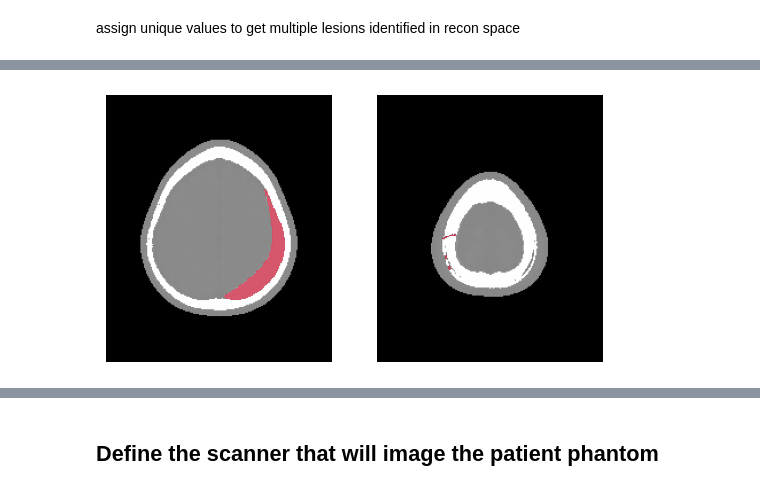
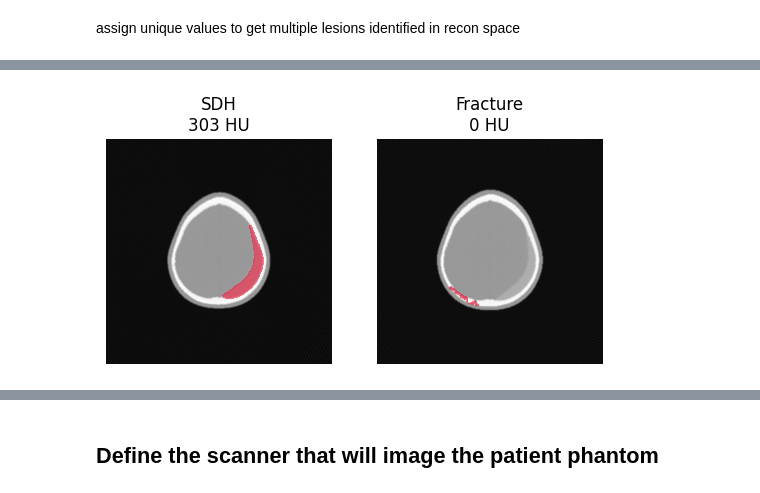
Before and after one commit to DIDSR/InSilicoICH, a Jupyter notebook: notebooks/02_scanners.ipynb, the cells around one changed output, grey strips where cells are left out. Drawn from its saved outputs; the diff is of its cells as text; code cells hidden in the pictures.

Commit message:
scanner notebook working with fracture insertion

```diff
--- a/notebooks/02_scanners.ipynb
+++ b/notebooks/02_scanners.ipynb
@@ -52 +52,13 @@ Mass effect strength: 0.0  - Lesion 2: Fracture, Volume: 0.27 mL, Center: (27, 1
 Mass effect strength: 0.0
+# %%
+import matplotlib.pyplot as plt
+
+vol = phantom.get_CT_number_phantom()
+nlesions = len(phantom.lesions)
+f, axs = plt.subplots(1, nlesions)
+for i, ax in enumerate(axs.flatten()):
+    ax.axis('off')
+    lesion = phantom.lesions[i]
+    ax.imshow(vol[lesion.coords_voxel[0]], cmap='gray')
+    lesion_mask = np.ma.masked_where(lesion.image == 0, lesion.image)
+    ax.imshow(lesion_mask[lesion.coords_voxel[0]], cmap='gist_rainbow', interpolation='none', alpha=0.5)
@@ -198,14 +276,15 @@ plt.imshow(mask_vol[mask_vol.shape[0]//2], cmap='Reds', alpha=0.2)
 # %%
 import matplotlib.pyplot as plt
-
-vol = phantom.get_CT_number_phantom()
-nlesions = len(phantom.lesions)
+vol = scanner.recon
+nlesions = len(mask_vol)
 f, axs = plt.subplots(1, nlesions)
-for i, ax in enumerate(axs.flatten()):
+for lesion, ax in zip(mask_vol, axs.flatten()):
     ax.axis('off')
-    lesion = phantom.lesions[i]
-    ax.imshow(vol[lesion.coords_voxel[0]], cmap='gray')
-    lesion_mask = np.ma.masked_where(lesion.image == 0, lesion.image)
-    ax.imshow(lesion_mask[lesion.coords_voxel[0]], cmap='gist_rainbow', interpolation='none', alpha=0.5)
+    mask = lesion['mask']
+    z = mask.sum(axis=(1,2)).argmax()
+    ax.imshow(vol[z], cmap='gray')
+    lesion_mask = np.ma.masked_where(mask == 0, mask)
+    ax.imshow(lesion_mask[z], cmap='gist_rainbow', interpolation='none', alpha=0.5, vmin=0, vmax=300)
+    ax.set_title(f"{lesion['lesion']}\n{lesion['intensity_hu']} HU")
 # %% [output]
-[figure, old version]
+[figure, new version]
```
Also changed, not shown: parts of 14 cells of this notebook, 3 other files.
